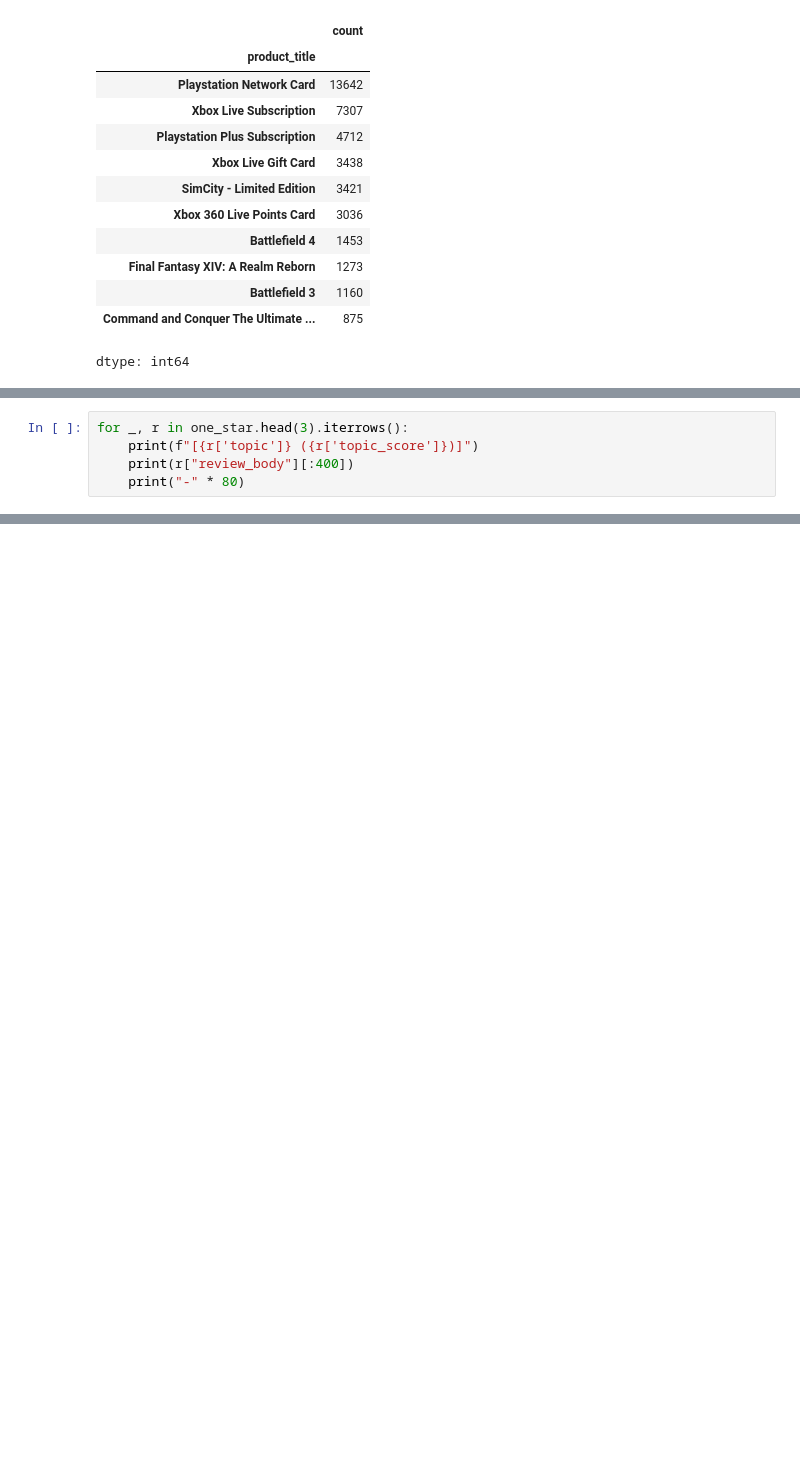
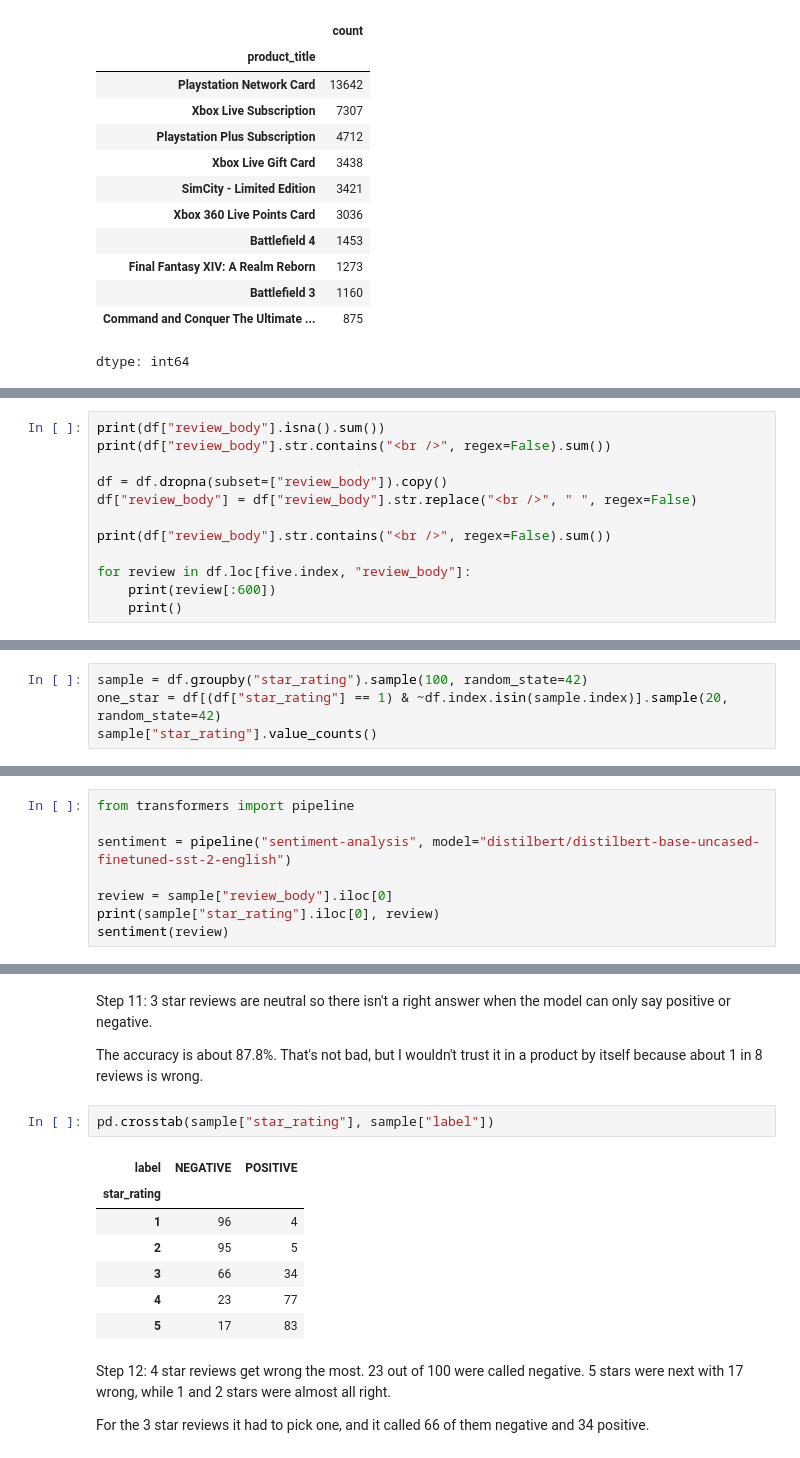
Before and after one commit to aramoski1/Classwork, a Jupyter notebook: activity14.ipynb, the cells around one changed output, grey strips where cells are left out. Cells and saved outputs as stored; diff of their text form; blank space fills up the shorter version.

```diff
--- a/activity14.ipynb
+++ b/activity14.ipynb
@@ -345,5 +74,0 @@ dtype: int64
-# %%
-for _, r in one_star.head(3).iterrows():
-    print(f"[{r['topic']} ({r['topic_score']})]")
-    print(r["review_body"][:400])
-    print("-" * 80)
@@ -398,0 +77,12 @@ Restarted the kernel and ran all cells top to bottom before pushing.
+# %%
+print(df["review_body"].isna().sum())
+print(df["review_body"].str.contains("<br />", regex=False).sum())
+
+df = df.dropna(subset=["review_body"]).copy()
+df["review_body"] = df["review_body"].str.replace("<br />", " ", regex=False)
+
+print(df["review_body"].str.contains("<br />", regex=False).sum())
+
+for review in df.loc[five.index, "review_body"]:
+    print(review[:600])
+    print()
@@ -398,0 +106,4 @@ Restarted the kernel and ran all cells top to bottom before pushing.
+# %%
+sample = df.groupby("star_rating").sample(100, random_state=42)
+one_star = df[(df["star_rating"] == 1) & ~df.index.isin(sample.index)].sample(20, random_state=42)
+sample["star_rating"].value_counts()
@@ -398,0 +121,8 @@ Restarted the kernel and ran all cells top to bottom before pushing.
+# %%
+from transformers import pipeline
+
+sentiment = pipeline("sentiment-analysis", model="distilbert/distilbert-base-uncased-finetuned-sst-2-english")
+
+review = sample["review_body"].iloc[0]
+print(sample["star_rating"].iloc[0], review)
+sentiment(review)
@@ -398,0 +159,18 @@ Restarted the kernel and ran all cells top to bottom before pushing.
+# %% [markdown]
+Step 11: 3 star reviews are neutral so there isn't a right answer when the model can only say positive or negative.
+
+The accuracy is about 87.8%. That's not bad, but I wouldn't trust it in a product by itself because about 1 in 8 reviews is wrong.
+# %%
+pd.crosstab(sample["star_rating"], sample["label"])
+# %% [output]
+| label | NEGATIVE | POSITIVE |
+| star_rating |  |  |
+| 1 | 96 | 4 |
+| 2 | 95 | 5 |
+| 3 | 66 | 34 |
+| 4 | 23 | 77 |
+| 5 | 17 | 83 |
+# %% [markdown]
+Step 12: 4 star reviews get wrong the most. 23 out of 100 were called negative. 5 stars were next with 17 wrong, while 1 and 2 stars were almost all right.
+
+For the 3 star reviews it had to pick one, and it called 66 of them negative and 34 positive.
```
Also changed, not shown: parts of 75 cells of this notebook.
